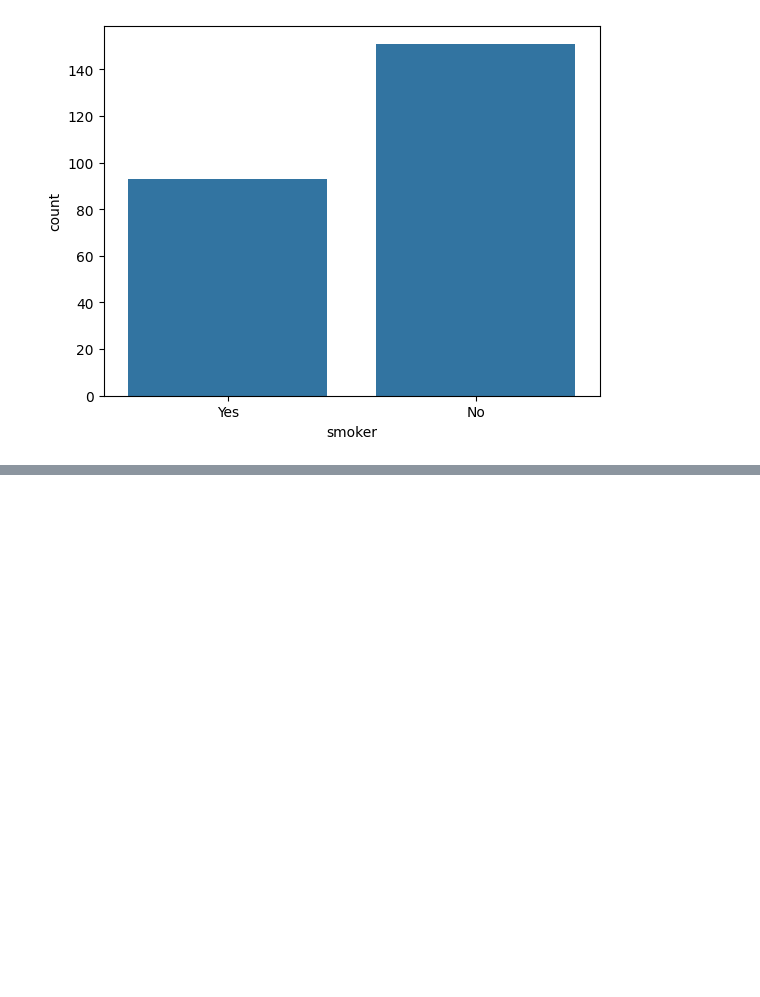
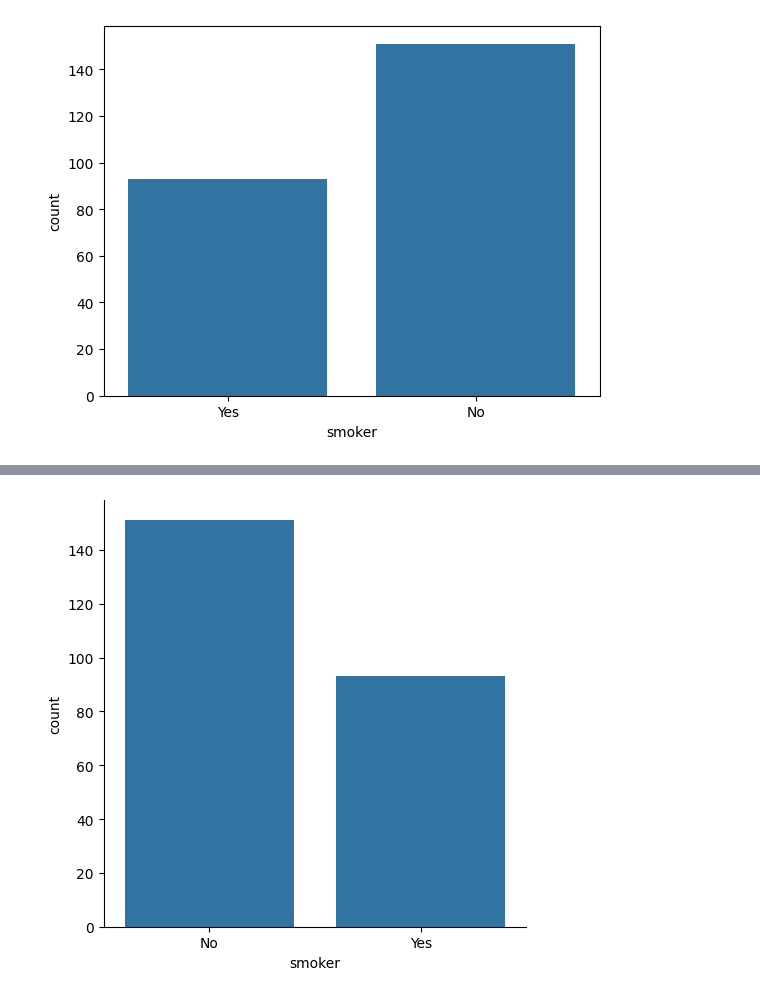
Before and after one commit to divyakhandelwal2211/regex-python-libraries, a Jupyter notebook: seaborn1.ipynb, the cells around one changed output, grey strips where cells are left out. Cells and saved outputs as stored; diff of their text form; code cells hidden in the pictures; blank space fills up the shorter version.

```diff
--- a/seaborn1.ipynb
+++ b/seaborn1.ipynb
@@ -262,0 +280,10 @@ plt.show()
+# %%
+category_order = ["No","Yes"]
+
+sns.catplot(x="smoker",
+data=df,kind="count",
+order=category_order)
+
+plt.show()
+# %% [output]
+[figure, added]
```
Also changed, not shown: parts of 23 cells of this notebook, 6 other files.
